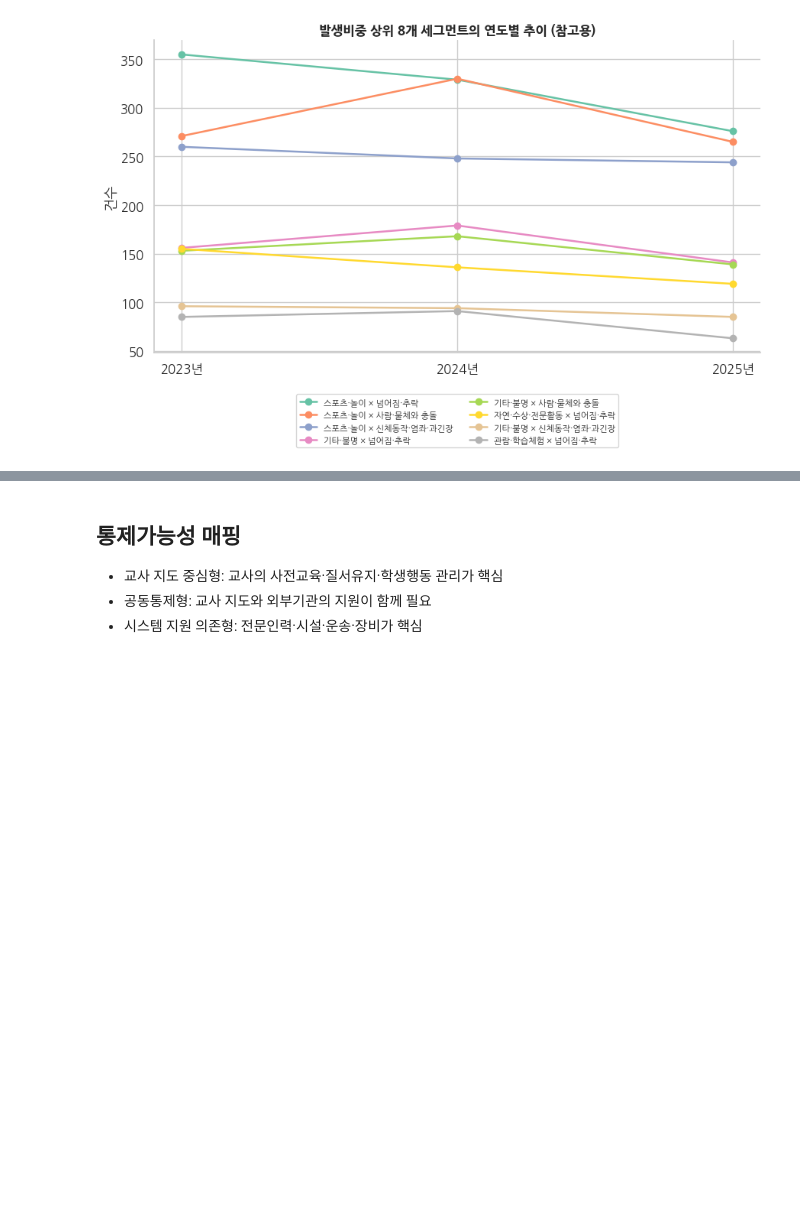
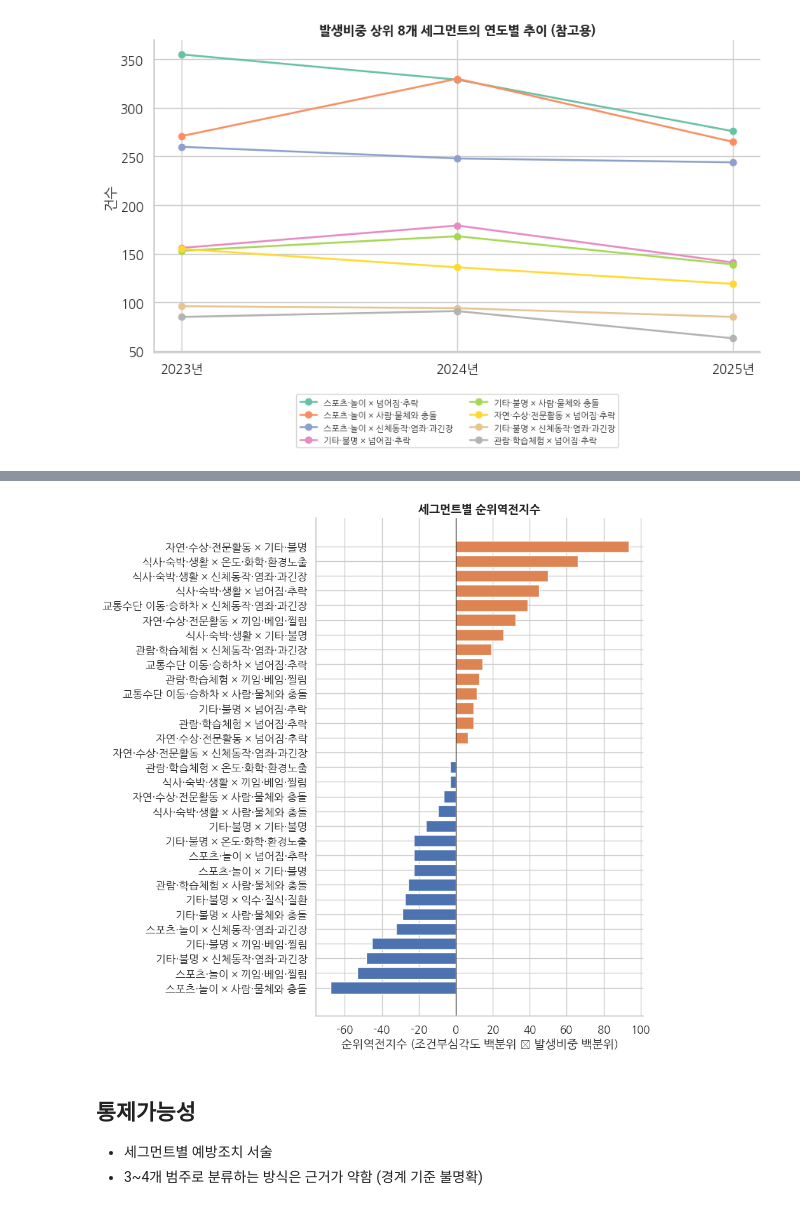
Before and after one commit to gyubeen13/school-safety, a Jupyter notebook: notebooks/02_segment_and_risk_index.ipynb, the cells around one changed output, grey strips where cells are left out. Saved outputs shown, nothing was run; the diff lists cells and outputs as text; code cells hidden in the pictures; blank space fills up the shorter version.

```diff
--- a/notebooks/02_segment_and_risk_index.ipynb
+++ b/notebooks/02_segment_and_risk_index.ipynb
@@ -810,0 +927,4 @@ plt.show()
+# %%
+# 1) 개별 사고 단위 로그변환
+comp_main['보상금_log'] = np.log1p(comp_main['총보상금'])
+print(f"원본 왜도: {skew(comp_main['총보상금']):.2f} → 로그변환 후: {skew(comp_main['보상금_log']):.2f}")
@@ -815,2 +1421,0 @@ plt.show()
-# %%
-segment_main['순위역전지수'] = (segment_main['조건부고비용점수'] - segment_main['사고건수_백분위']).round(1)
@@ -834,9 +1421,0 @@ display(segment_main[['세그먼트', '반복부담점수', '조건부고비용
-# %%
-# 해석 불가능한 세그먼트 별도 표시 (기타·불명 × 기타·불명)
-segment_main['해석가능'] = ~segment_main['세그먼트'].str.contains('기타·불명 × 기타·불명')
-
-display(
-    segment_main[segment_main['해석가능']]
-    .sort_values('순위역전지수', ascending=False)
-    .head(10)[['세그먼트', '반복부담점수', '조건부고비용점수', '순위역전지수']]
-)
@@ -875,0 +1422,13 @@ display(
+# %%
+# 순위역전지수 계산
+segment_main['발생비중_백분위'] = segment_main['발생비중'].rank(pct=True) * 100
+segment_main['조건부심각도_백분위'] = segment_main['조건부심각도'].rank(pct=True) * 100
+
+segment_main['순위역전지수'] = (
+    segment_main['조건부심각도_백분위'] - segment_main['발생비중_백분위']
+).round(1)
+
+display(
+    segment_main[['세그먼트', '발생비중', '발생비중_백분위', '조건부심각도', '조건부심각도_백분위', '순위역전지수']]
+    .sort_values('순위역전지수', ascending=False)
+)
@@ -876,6 +1478,23 @@ display(
+# %%
+fig, ax = plt.subplots(figsize=(9, 9))
+
+plot_data = segment_main.sort_values('순위역전지수')
+colors = ['#DD8452' if v > 0 else '#4C72B0' for v in plot_data['순위역전지수']]
+
+ax.barh(plot_data['세그먼트'], plot_data['순위역전지수'], color=colors)
+ax.axvline(0, color='black', linewidth=0.8)
+ax.set_xlabel('순위역전지수 (조건부심각도 백분위 − 발생비중 백분위)')
+ax.set_title('세그먼트별 순위역전지수', fontsize=13, fontweight='bold')
+
+ax.spines['top'].set_visible(False)
+ax.spines['right'].set_visible(False)
+
+plt.tight_layout()
+plt.show()
+# %% [output]
+[figure, added]
 # %% [markdown]
-## 통제가능성 매핑
+## 통제가능성
 
-- 교사 지도 중심형: 교사의 사전교육·질서유지·학생행동 관리가 핵심
-- 공동통제형: 교사 지도와 외부기관의 지원이 함께 필요
-- 시스템 지원 의존형: 전문인력·시설·운송·장비가 핵심
+- 세그먼트별 예방조치 서술
+- 3~4개 범주로 분류하는 방식은 근거가 약함 (경계 기준 불명확)
```
Also changed, not shown: parts of 56 cells of this notebook.
